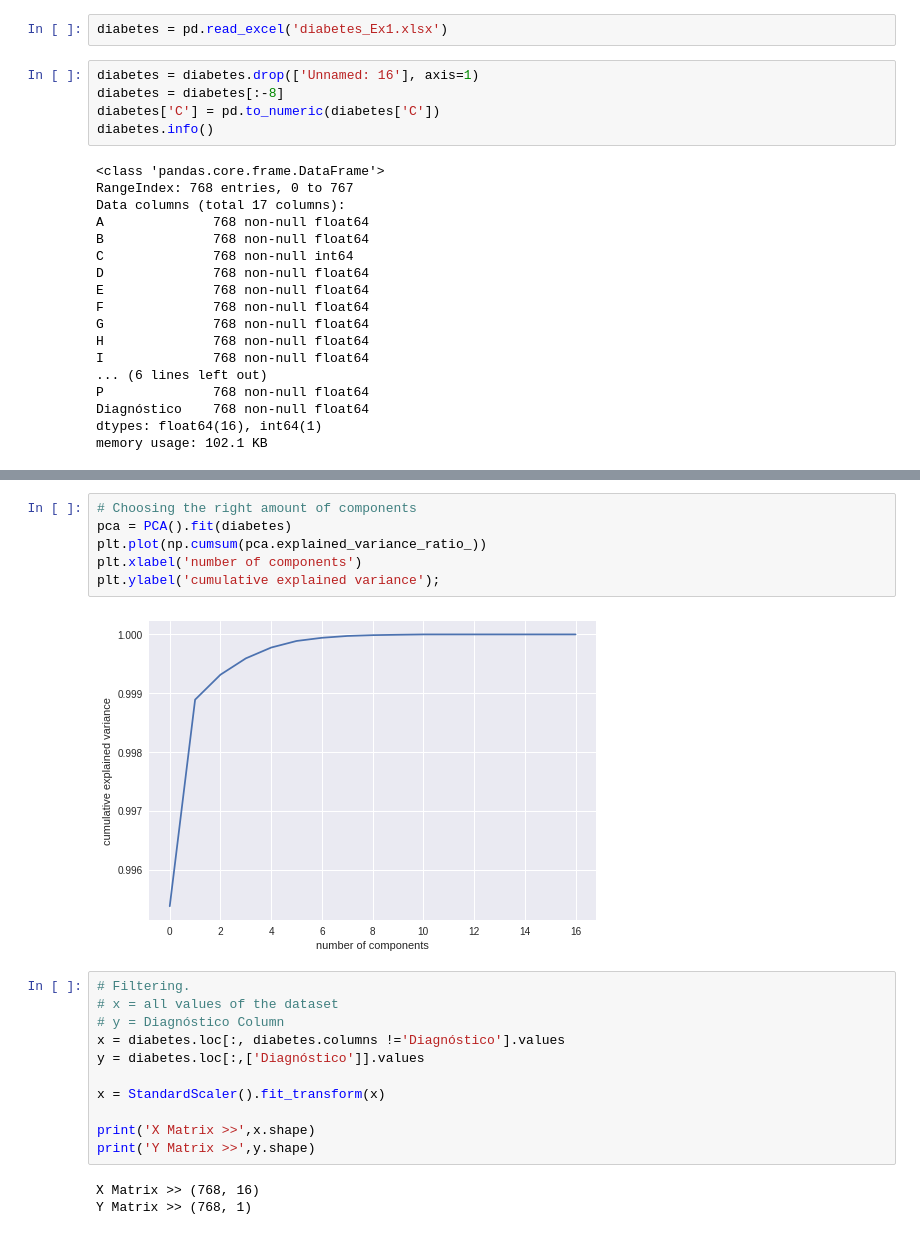
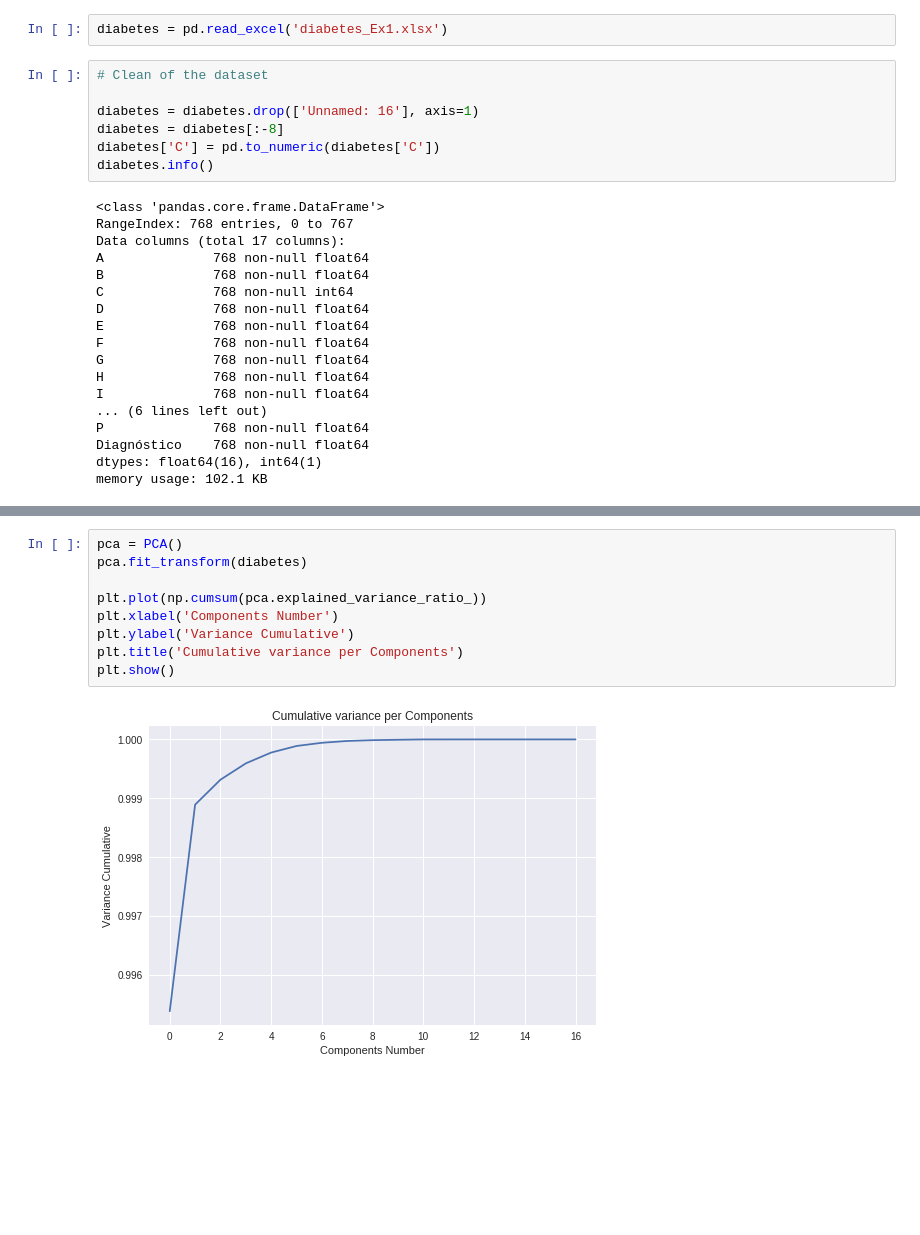
Before and after one commit to carvalheirafc/deep_learning_stuff, a Jupyter notebook: diabetes/statistical_analysis/diabetes_pca_analysis.ipynb, the cells around one changed output, grey strips where cells are left out. Saved outputs shown, nothing was run; the diff lists cells and outputs as text; blank space fills up the shorter version.

```diff
--- a/diabetes/statistical_analysis/diabetes_pca_analysis.ipynb
+++ b/diabetes/statistical_analysis/diabetes_pca_analysis.ipynb
@@ -13,6 +15,8 @@ from sklearn.preprocessing import StandardScaler
 # %%
 diabetes = pd.read_excel('diabetes_Ex1.xlsx')
 # %%
+# Clean of the dataset
+
 diabetes = diabetes.drop(['Unnamed: 16'], axis=1)
 diabetes = diabetes[:-8]
 diabetes['C'] = pd.to_numeric(diabetes['C'])
@@ -48,27 +52,16 @@ diabetes.describe()
 | 75% | 6.000000 | 79.666667 | 140.250000 | 80.000000 | 32.000000 | 127.250000 | 36.600000 | 72.250000 | 72.250000 | 0.600000 | 7.000000 | ... |
 | max | 17.000000 | 122.000000 | 199.000000 | 122.000000 | 99.000000 | 846.000000 | 67.100000 | 97.000000 | 97.000000 | 2.400000 | 18.600000 | ... |
 # %%
-# Choosing the right amount of components
-pca = PCA().fit(diabetes)
+pca = PCA()
+pca.fit_transform(diabetes)
+
 plt.plot(np.cumsum(pca.explained_variance_ratio_))
-plt.xlabel('number of components')
-plt.ylabel('cumulative explained variance');
+plt.xlabel('Components Number')
+plt.ylabel('Variance Cumulative')
+plt.title('Cumulative variance per Components')
+plt.show()
 # %% [output]
-[figure, old version]
+[figure, new version]
-# %%
-# Filtering.
-# x = all values of the dataset
-# y = Diagnóstico Column
-x = diabetes.loc[:, diabetes.columns !='Diagnóstico'].values
-y = diabetes.loc[:,['Diagnóstico']].values
-
-x = StandardScaler().fit_transform(x)
-
-print('X Matrix >>',x.shape)
-print('Y Matrix >>',y.shape)
-# %% [output]
-X Matrix >> (768, 16)
-Y Matrix >> (768, 1)
 # %%
 # Principal component Analysis
 # We can use only two components to conver more than 99% of the variance values or
```
Also changed, not shown: parts of 4 cells of this notebook.
